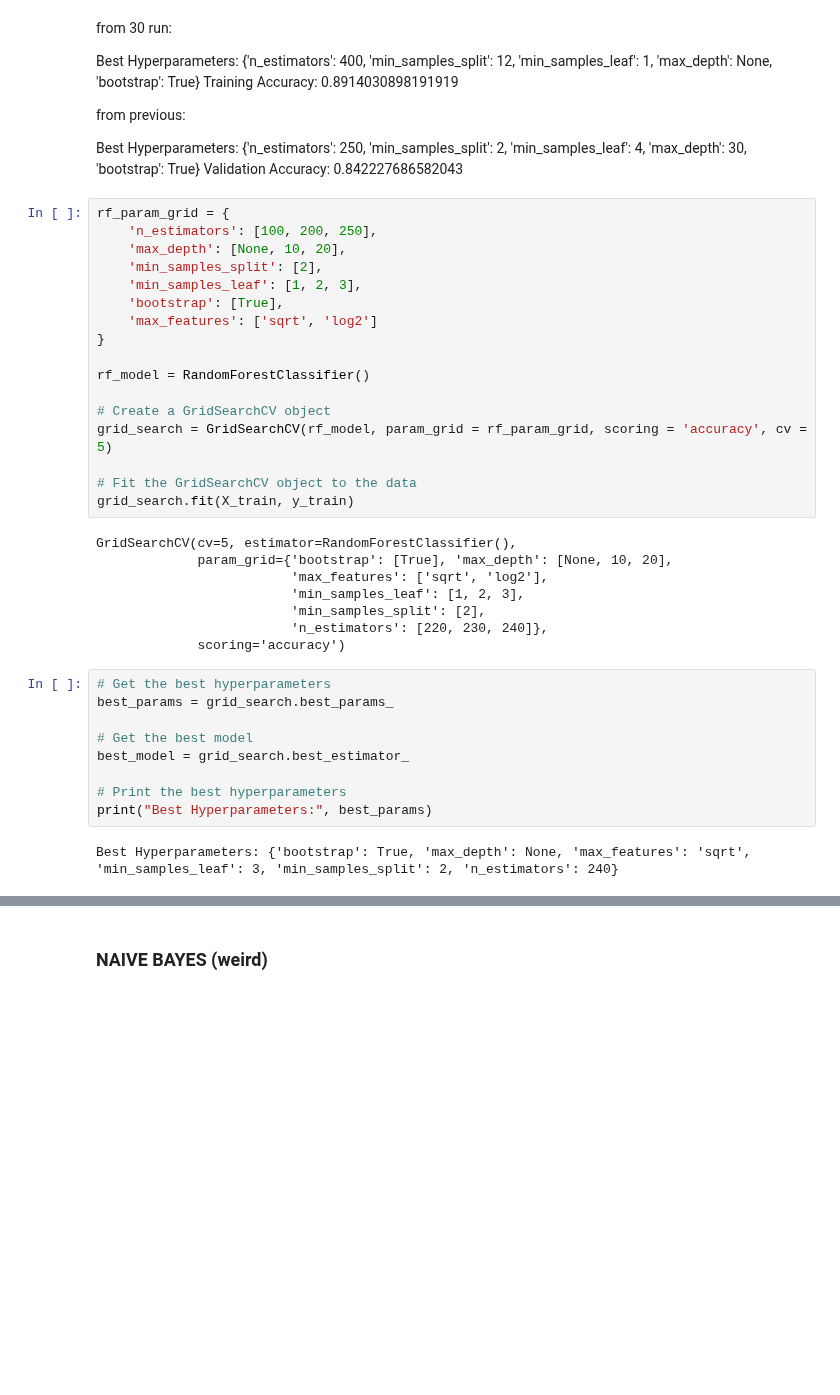
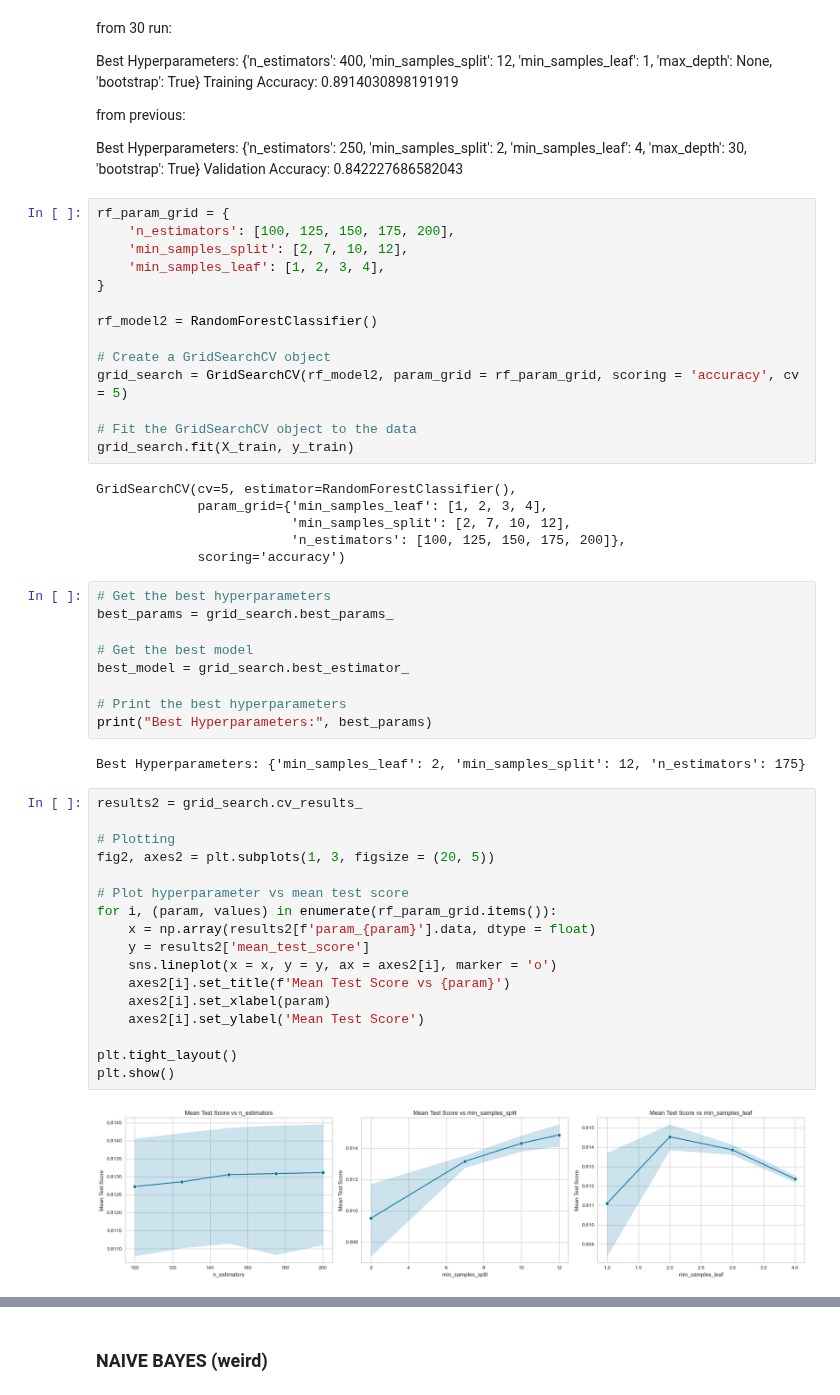
Before and after one commit to Exiger-project/Name_Of_Origin_Project-, a Jupyter notebook: StefaniModelTraining.ipynb, the cells around one changed output, grey strips where cells are left out. Saved outputs shown, nothing was run; the diff lists cells and outputs as text; blank space fills up the shorter version.

Commit message:
Tried tuning random forest more

```diff
--- a/StefaniModelTraining.ipynb
+++ b/StefaniModelTraining.ipynb
@@ -282,28 +282,23 @@ Best Hyperparameters: {'n_estimators': 250, 'min_samples_split': 2, 'min_samples
 Validation Accuracy: 0.842227686582043
 # %%
 rf_param_grid = {
-    'n_estimators': [100, 200, 250],
-    'max_depth': [None, 10, 20],
-    'min_samples_split': [2],
-    'min_samples_leaf': [1, 2, 3],
-    'bootstrap': [True],
-    'max_features': ['sqrt', 'log2']
+    'n_estimators': [100, 125, 150, 175, 200],
+    'min_samples_split': [2, 7, 10, 12],
+    'min_samples_leaf': [1, 2, 3, 4],
 }
 
-rf_model = RandomForestClassifier()
+rf_model2 = RandomForestClassifier()
 
 # Create a GridSearchCV object
-grid_search = GridSearchCV(rf_model, param_grid = rf_param_grid, scoring = 'accuracy', cv = 5)
+grid_search = GridSearchCV(rf_model2, param_grid = rf_param_grid, scoring = 'accuracy', cv = 5)
 
 # Fit the GridSearchCV object to the data
 grid_search.fit(X_train, y_train)
 # %% [output]
 GridSearchCV(cv=5, estimator=RandomForestClassifier(),
-             param_grid={'bootstrap': [True], 'max_depth': [None, 10, 20],
-                         'max_features': ['sqrt', 'log2'],
-                         'min_samples_leaf': [1, 2, 3],
-                         'min_samples_split': [2],
-                         'n_estimators': [220, 230, 240]},
+             param_grid={'min_samples_leaf': [1, 2, 3, 4],
+                         'min_samples_split': [2, 7, 10, 12],
+                         'n_estimators': [100, 125, 150, 175, 200]},
              scoring='accuracy')
 # %%
 # Get the best hyperparameters
@@ -315,4 +310,23 @@ best_model = grid_search.best_estimator_
 # Print the best hyperparameters
 print("Best Hyperparameters:", best_params)
 # %% [output]
-Best Hyperparameters: {'bootstrap': True, 'max_depth': None, 'max_features': 'sqrt', 'min_samples_leaf': 3, 'min_samples_split': 2, 'n_estimators': 240}
+Best Hyperparameters: {'min_samples_leaf': 2, 'min_samples_split': 12, 'n_estimators': 175}
+# %%
+results2 = grid_search.cv_results_
+
+# Plotting
+fig2, axes2 = plt.subplots(1, 3, figsize = (20, 5))
+
+# Plot hyperparameter vs mean test score
+for i, (param, values) in enumerate(rf_param_grid.items()):
+    x = np.array(results2[f'param_{param}'].data, dtype = float)
+    y = results2['mean_test_score']
+    sns.lineplot(x = x, y = y, ax = axes2[i], marker = 'o')
+    axes2[i].set_title(f'Mean Test Score vs {param}')
+    axes2[i].set_xlabel(param)
+    axes2[i].set_ylabel('Mean Test Score')
+
+plt.tight_layout()
+plt.show()
+# %% [output]
+[figure, added]
```
Also changed, not shown: parts of 7 cells of this notebook.
